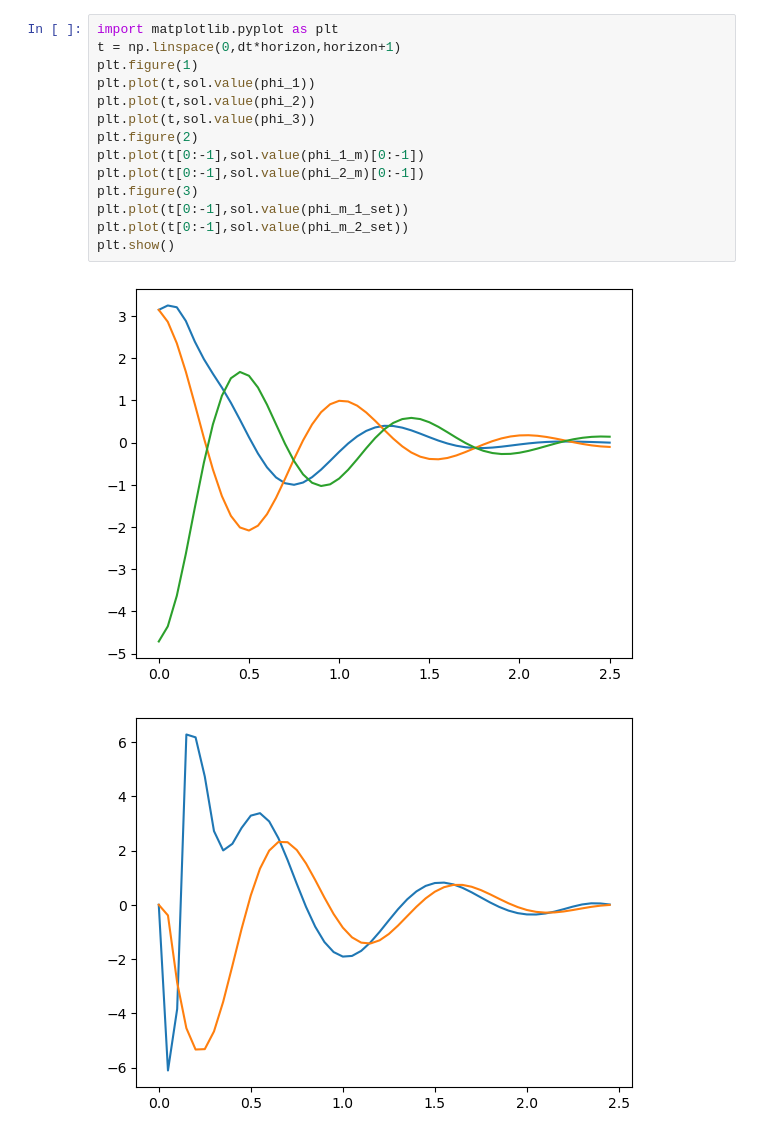
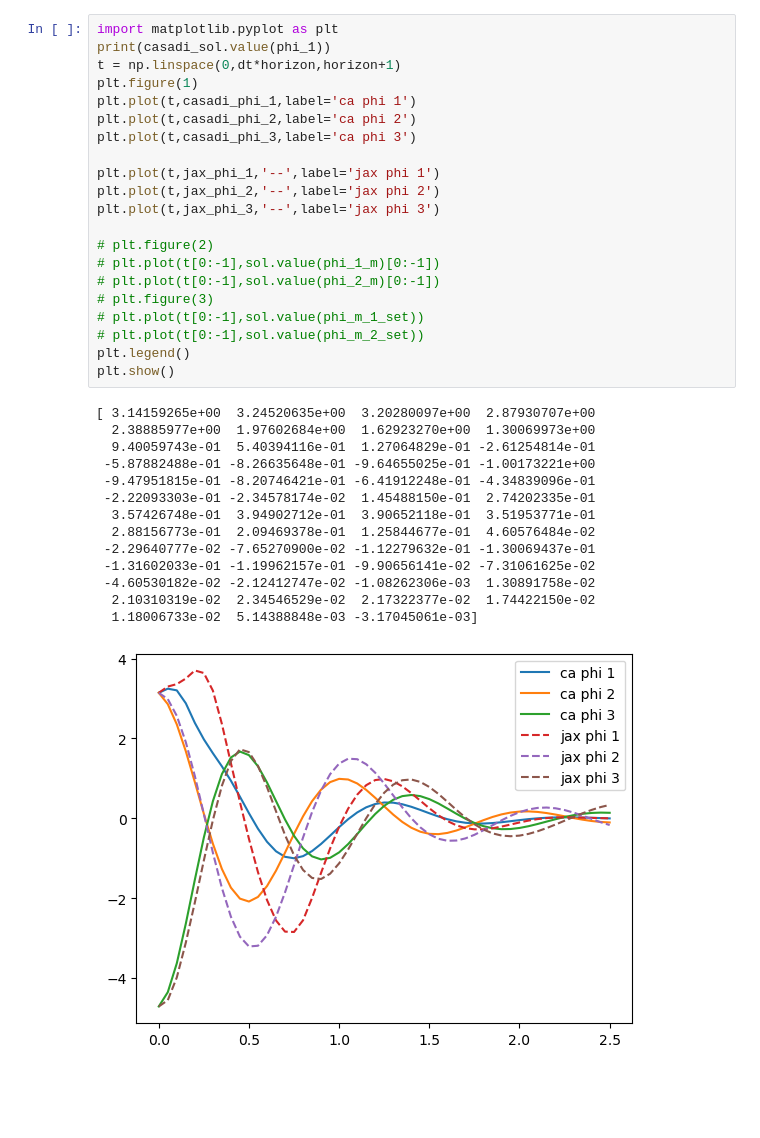
Before and after one commit to flyback1228/nn_model, a Jupyter notebook: disk_model.ipynb, the cells around one changed output. Drawn from its saved outputs; the diff is of its cells as text; blank space fills up the shorter version.

```diff
--- a/disk_model.ipynb
+++ b/disk_model.ipynb
@@ -193,17 +215,36 @@ Number of nonzeros in Lagrangian Hessian.............:      355
 # %%
 import matplotlib.pyplot as plt
+print(casadi_sol.value(phi_1))
 t = np.linspace(0,dt*horizon,horizon+1)
 plt.figure(1)
-plt.plot(t,sol.value(phi_1))
-plt.plot(t,sol.value(phi_2))
-plt.plot(t,sol.value(phi_3))
-plt.figure(2)
-plt.plot(t[0:-1],sol.value(phi_1_m)[0:-1])
-plt.plot(t[0:-1],sol.value(phi_2_m)[0:-1])
-plt.figure(3)
-plt.plot(t[0:-1],sol.value(phi_m_1_set))
-plt.plot(t[0:-1],sol.value(phi_m_2_set))
+plt.plot(t,casadi_phi_1,label='ca phi 1')
+plt.plot(t,casadi_phi_2,label='ca phi 2')
+plt.plot(t,casadi_phi_3,label='ca phi 3')
+
+plt.plot(t,jax_phi_1,'--',label='jax phi 1')
+plt.plot(t,jax_phi_2,'--',label='jax phi 2')
+plt.plot(t,jax_phi_3,'--',label='jax phi 3')
+
+# plt.figure(2)
+# plt.plot(t[0:-1],sol.value(phi_1_m)[0:-1])
+# plt.plot(t[0:-1],sol.value(phi_2_m)[0:-1])
+# plt.figure(3)
+# plt.plot(t[0:-1],sol.value(phi_m_1_set))
+# plt.plot(t[0:-1],sol.value(phi_m_2_set))
+plt.legend()
 plt.show()
 # %% [output]
+[ 3.14159265e+00  3.24520635e+00  3.20280097e+00  2.87930707e+00
+  2.38885977e+00  1.97602684e+00  1.62923270e+00  1.30069973e+00
+  9.40059743e-01  5.40394116e-01  1.27064829e-01 -2.61254814e-01
+ -5.87882488e-01 -8.26635648e-01 -9.64655025e-01 -1.00173221e+00
+ -9.47951815e-01 -8.20746421e-01 -6.41912248e-01 -4.34839096e-01
+ -2.22093303e-01 -2.34578174e-02  1.45488150e-01  2.74202335e-01
+  3.57426748e-01  3.94902712e-01  3.90652118e-01  3.51953771e-01
+  2.88156773e-01  2.09469378e-01  1.25844677e-01  4.60576484e-02
+ -2.29640777e-02 -7.65270900e-02 -1.12279632e-01 -1.30069437e-01
+ -1.31602033e-01 -1.19962157e-01 -9.90656141e-02 -7.31061625e-02
+ -4.60530182e-02 -2.12412747e-02 -1.08262306e-03  1.30891758e-02
+  2.10310319e-02  2.34546529e-02  2.17322377e-02  1.74422150e-02
+  1.18006733e-02  5.14388848e-03 -3.17045061e-03]
-[figure, old version]
+[figure, new version]
-[figure, removed]
```
Also changed, not shown: parts of 11 cells of this notebook, 6 other files.
